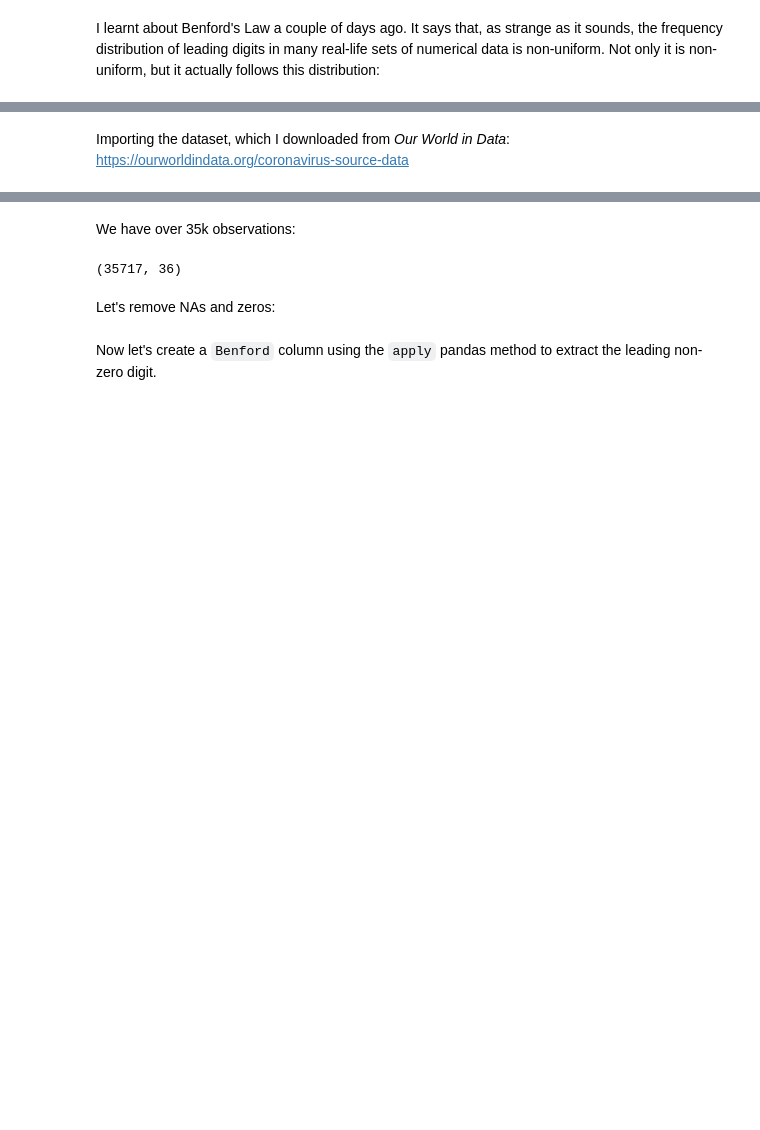
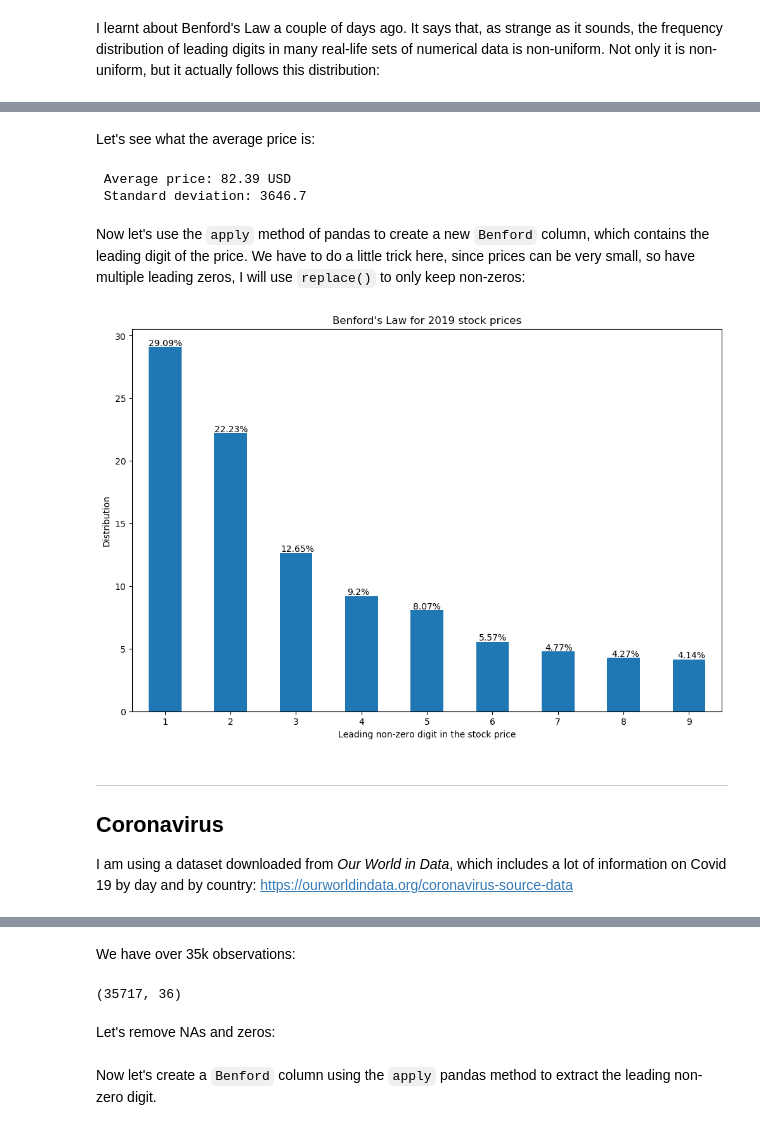
Before and after one commit to alvaroaguirre/Projects, a Jupyter notebook: Benfords/Benford.ipynb, the cells around one changed output, grey strips where cells are left out. Drawn from its saved outputs; the diff is of its cells as text; code cells hidden in the pictures; blank space fills up the shorter version.

```diff
--- a/Benfords/Covid/Benford.ipynb
+++ b/Benfords/Benford.ipynb
@@ -10,3 +14,5 @@ I couldn't believe it. This is supposed to hold for any type of real-life data,
 import pandas as pd
 import numpy as np
 import matplotlib.pyplot as plt
+# %%
+df = pd.read_csv("crsp.csv")
@@ -13,5 +27,42 @@ import matplotlib.pyplot as plt
+# %%
+# Removing NAs
+df = df.dropna(subset=['PRC'])
+
+# Keeping only positive values
+df = df[df.PRC > 0]
+# %% [markdown]
+Let's see what the average price is:
+# %%
+avg_price = np.mean(df.PRC)
+std = np.std(df.PRC)
+
+print(" Average price:", round(avg_price,2), "USD \n",
+     "Standard deviation:", round(std,2))
+# %% [output]
+ Average price: 82.39 USD
+ Standard deviation: 3646.7
+# %% [markdown]
+Now let's use the `apply` method of pandas to create a new `Benford` column, which contains the leading digit of the price. We have to do a little trick here, since prices can be very small, so have multiple leading zeros, I will use `replace()` to only keep non-zeros:
+# %%
+df['Benford'] = df.apply(lambda row: int(str(row.PRC).replace('0','').replace('.','')[0]), axis = 1)
+# %%
+benfords_law = round((df.Benford.value_counts() / len(df.Benford))*100,2)
+# %%
+fig = plt.figure(figsize=(12,8), dpi= 100, facecolor='w', edgecolor='k')
+ax = benfords_law.plot.bar(rot = 0, title = "Benford's Law for 2019 stock prices");
+ax.set_xlabel("Leading non-zero digit in the stock price")
+ax.set_ylabel("Distribution")
+for p in ax.patches:
+    ax.annotate(str(p.get_height()) + "%", (p.get_x() * 1.01, p.get_height() + 0.1))
+fig.savefig('benford_stocks.png')
+# %% [output]
+[figure, added]
 # %% [markdown]
-Importing the dataset, which I downloaded from *Our World in Data*: https://ourworldindata.org/coronavirus-source-data
+___
+
+## Coronavirus
+
+I am using a dataset downloaded from *Our World in Data*, which includes a lot of information on Covid 19 by day and by country: https://ourworldindata.org/coronavirus-source-data
 # %%
 df = pd.read_csv("owid-covid-data.csv")
 df.head()
```
Also changed, not shown: parts of 9 cells of this notebook, 10 other files.
